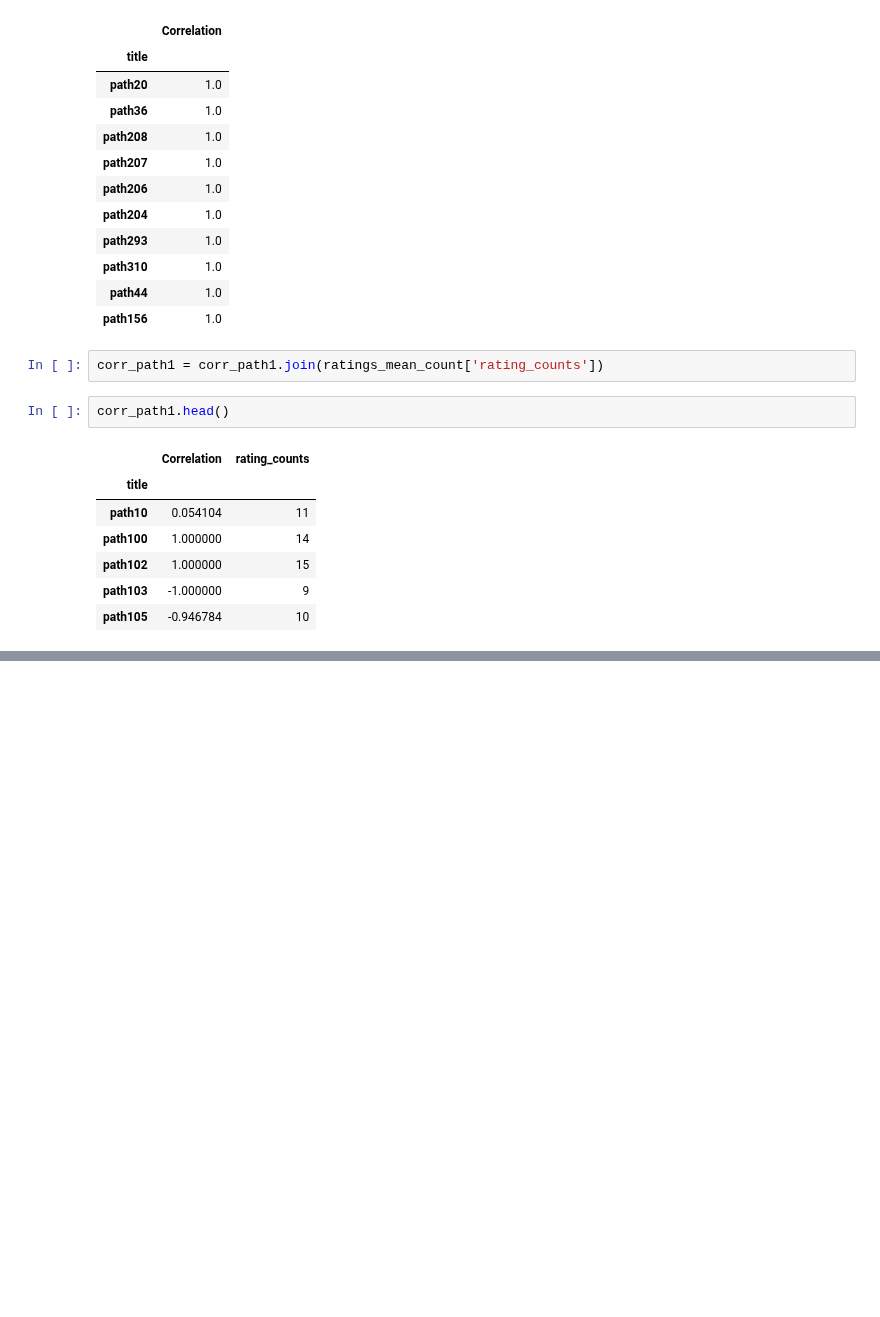
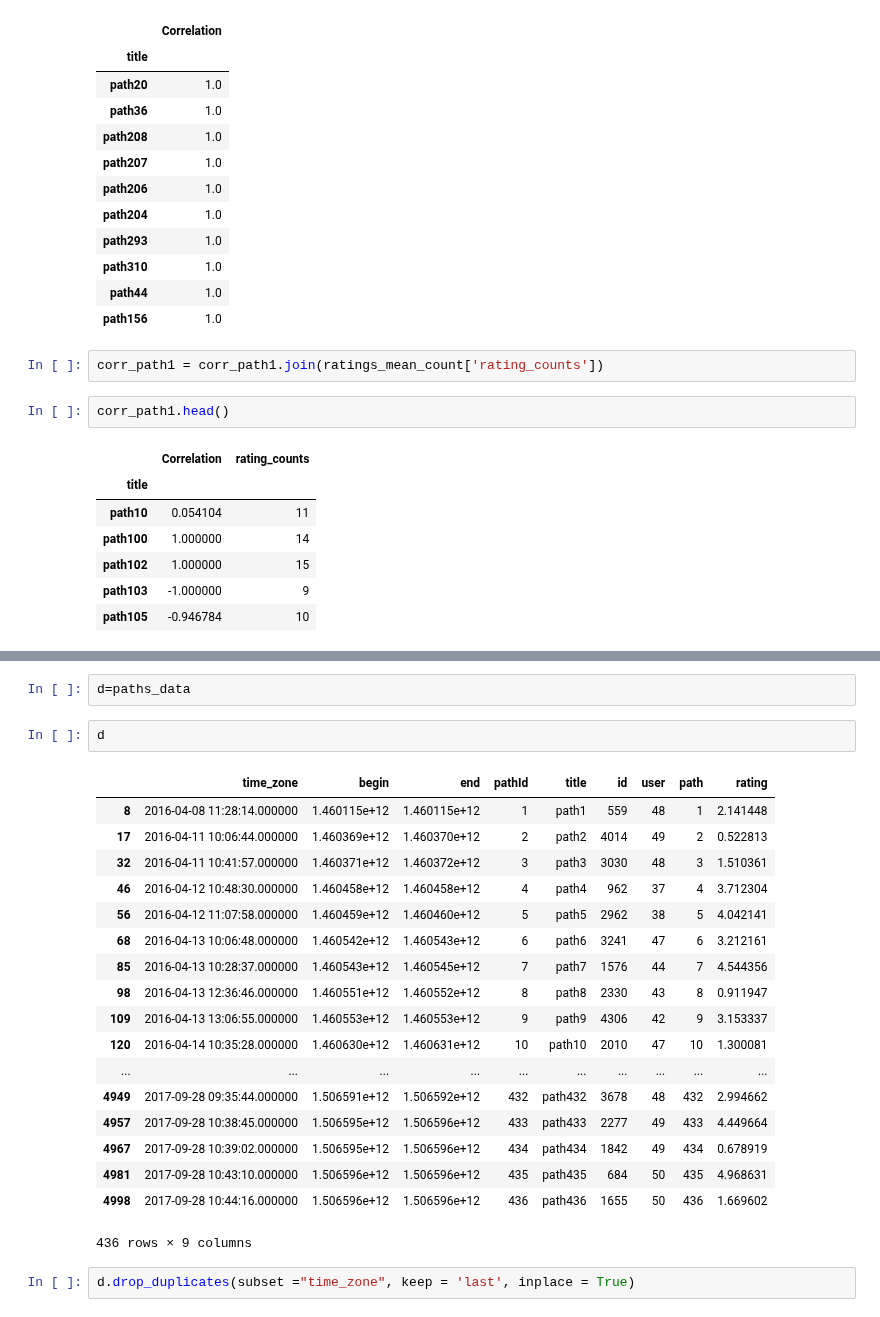
Before and after one commit to turing95/Multidisciplinary-project, a Jupyter notebook: Implementation/shapefiles/path_correlation.ipynb, the cells around one changed output, grey strips where cells are left out. Saved outputs shown, nothing was run; the diff lists cells and outputs as text; blank space fills up the shorter version.

```diff
--- a/Implementation/shapefiles/path_correlation.ipynb
+++ b/Implementation/shapefiles/path_correlation.ipynb
@@ -147,0 +131,25 @@ corr_path1[corr_path1['rating_counts']>12].sort_values('Correlation', ascending=
+# %%
+d=paths_data
+# %%
+d
+# %% [output]
+|  | time_zone | begin | end | pathId | title | id | user | path | rating |
+| 8 | 2016-04-08 11:28:14.000000 | 1.460115e+12 | 1.460115e+12 | 1 | path1 | 559 | 48 | 1 | 2.141448 |
+| 17 | 2016-04-11 10:06:44.000000 | 1.460369e+12 | 1.460370e+12 | 2 | path2 | 4014 | 49 | 2 | 0.522813 |
+| 32 | 2016-04-11 10:41:57.000000 | 1.460371e+12 | 1.460372e+12 | 3 | path3 | 3030 | 48 | 3 | 1.510361 |
+| 46 | 2016-04-12 10:48:30.000000 | 1.460458e+12 | 1.460458e+12 | 4 | path4 | 962 | 37 | 4 | 3.712304 |
+| 56 | 2016-04-12 11:07:58.000000 | 1.460459e+12 | 1.460460e+12 | 5 | path5 | 2962 | 38 | 5 | 4.042141 |
+| 68 | 2016-04-13 10:06:48.000000 | 1.460542e+12 | 1.460543e+12 | 6 | path6 | 3241 | 47 | 6 | 3.212161 |
+| 85 | 2016-04-13 10:28:37.000000 | 1.460543e+12 | 1.460545e+12 | 7 | path7 | 1576 | 44 | 7 | 4.544356 |
+| 98 | 2016-04-13 12:36:46.000000 | 1.460551e+12 | 1.460552e+12 | 8 | path8 | 2330 | 43 | 8 | 0.911947 |
+| 109 | 2016-04-13 13:06:55.000000 | 1.460553e+12 | 1.460553e+12 | 9 | path9 | 4306 | 42 | 9 | 3.153337 |
+| 120 | 2016-04-14 10:35:28.000000 | 1.460630e+12 | 1.460631e+12 | 10 | path10 | 2010 | 47 | 10 | 1.300081 |
+| ... | ... | ... | ... | ... | ... | ... | ... | ... | ... |
+| 4949 | 2017-09-28 09:35:44.000000 | 1.506591e+12 | 1.506592e+12 | 432 | path432 | 3678 | 48 | 432 | 2.994662 |
+| 4957 | 2017-09-28 10:38:45.000000 | 1.506595e+12 | 1.506596e+12 | 433 | path433 | 2277 | 49 | 433 | 4.449664 |
+| 4967 | 2017-09-28 10:39:02.000000 | 1.506595e+12 | 1.506596e+12 | 434 | path434 | 1842 | 49 | 434 | 0.678919 |
+| 4981 | 2017-09-28 10:43:10.000000 | 1.506596e+12 | 1.506596e+12 | 435 | path435 | 684 | 50 | 435 | 4.968631 |
+| 4998 | 2017-09-28 10:44:16.000000 | 1.506596e+12 | 1.506596e+12 | 436 | path436 | 1655 | 50 | 436 | 1.669602 |
+436 rows × 9 columns
+# %%
+d.drop_duplicates(subset ="time_zone", keep = 'last', inplace = True)
```
Also changed, not shown: parts of 7 cells of this notebook, 1 other file.
